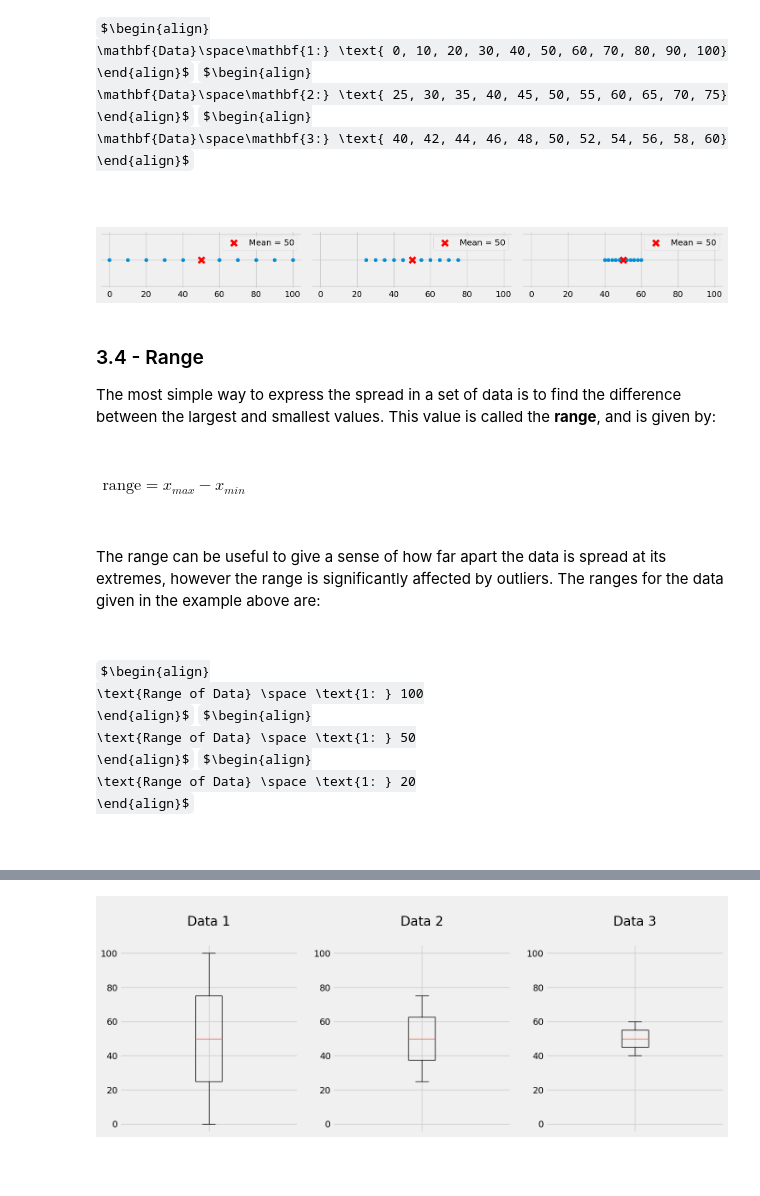
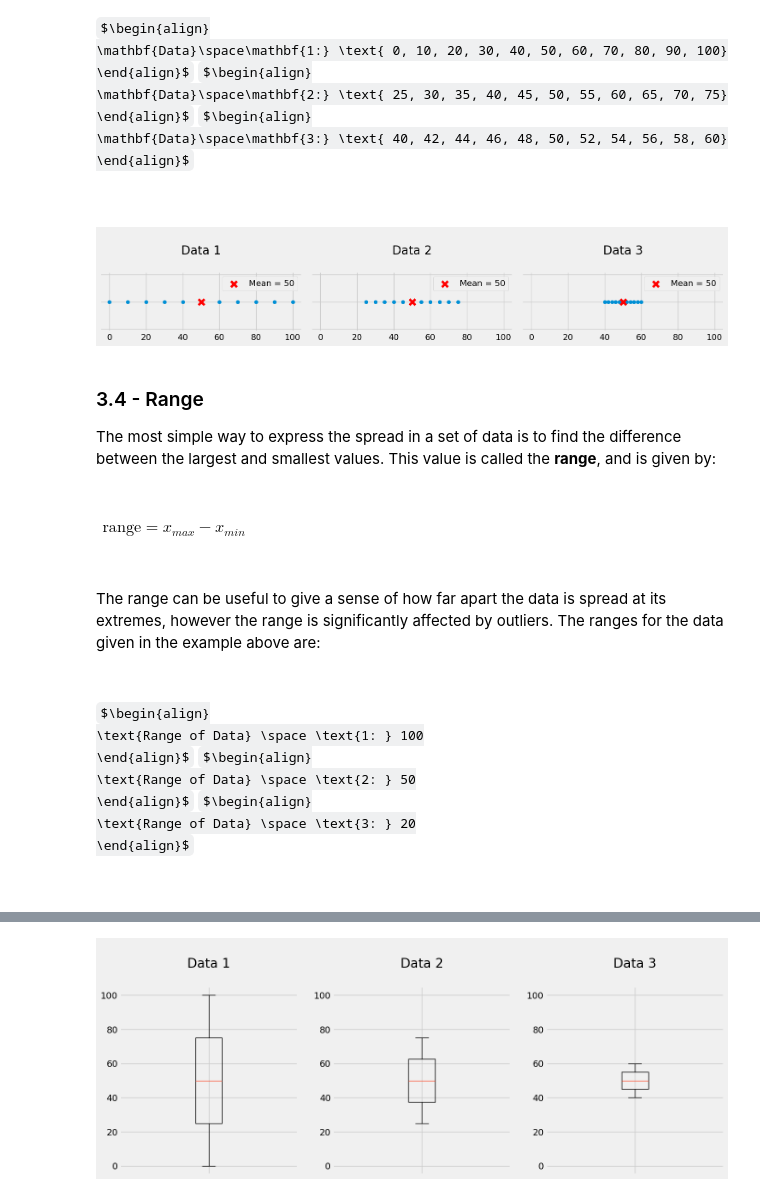
Before and after one commit to BradneySmith/Statistics-for-Machine-Learning, a Jupyter notebook: Chapter 1 - Statistics Fundamentals/1.1 - Introduction to Statistics.ipynb, the cells around one changed output, grey strips where cells are left out. Saved outputs shown, nothing was run; the diff lists cells and outputs as text; code cells hidden in the pictures; some formulas as TeX source; blank space fills up the shorter version.

Commit message:
Updated title formatting, spelling and wording

```diff
--- a/Chapter 1 - Statistics Fundamentals/1.1 - Introduction to Statistics.ipynb
+++ b/Chapter 1 - Statistics Fundamentals/1.1 - Introduction to Statistics.ipynb
@@ -386,24 +390,25 @@ $\begin{align}
 # %%
 y = [0 for i in range(11)]
 data_1 = [0, 10, 20, 30, 40, 50, 60, 70, 80, 90, 100]
 data_2 = [25, 30, 35, 40, 45, 50, 55, 60, 65, 70, 75]
 data_3 = [40, 42, 44, 46, 48, 50, 52, 54, 56, 58, 60]
 
-fig, ax = plt.subplots(ncols=3, figsize=(15,2))
+fig, ax = plt.subplots(ncols=3, figsize=(15,3))
 
 ax[0].scatter(data_1, y)
 ax[1].scatter(data_2, y)
 ax[2].scatter(data_3, y)
 
 for i in range(3):
     ax[i].set_yticklabels([])
     ax[i].set_xlim(-5,105)
+    ax[i].set_title(f'\nData {i+1}\n')
     ax[i].scatter(50, 0, color='red', label='Mean = 50', marker='x', s=100)
     ax[i].legend()
 
 fig.tight_layout()
 # %% [output]
-[figure, old version]
+[figure, new version]
 # %% [markdown]
 ### 3.4 - Range
 
@@ -425,10 +430,10 @@ $\begin{align}
 \text{Range of Data} \space \text{1: } 100
 \end{align}$
 $\begin{align}
-\text{Range of Data} \space \text{1: } 50
+\text{Range of Data} \space \text{2: } 50
 \end{align}$
 $\begin{align}
-\text{Range of Data} \space \text{1: } 20
+\text{Range of Data} \space \text{3: } 20
 \end{align}$
 
 &nbsp;
```
Also changed, not shown: parts of 26 cells of this notebook.
